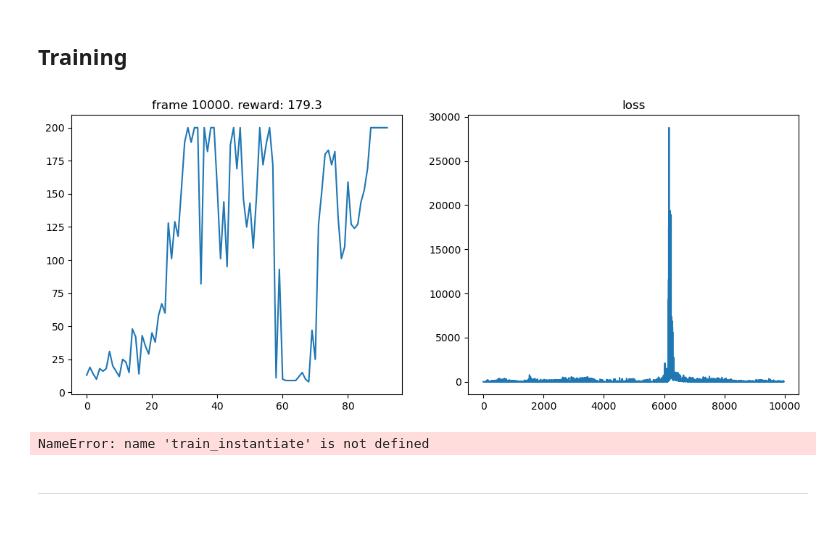
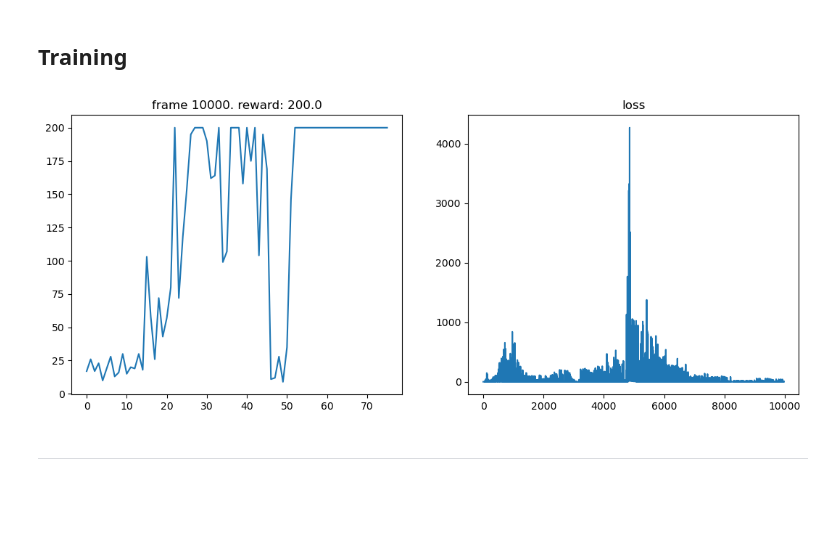
Before and after one commit to aravindkoti/higgsfieldRL_clone, a Jupyter notebook: 1.dqn_testcopy.ipynb, the cells around one changed output. Cells and saved outputs as stored; diff of their text form; code cells hidden in the pictures.

```diff
--- a/1.dqn_testcopy.ipynb
+++ b/1.dqn_testcopy.ipynb
@@ -90,78 +37,10 @@ def plot(frame_idx, rewards, losses):
 # %%
 from torch.utils.tensorboard import SummaryWriter
 writer = SummaryWriter()
-# %%
-num_frames = 10000
-batch_size = 32
-gamma      = 0.99
-
-losses = []
-all_rewards = []
-episode_reward = 0
-
-state = env.reset()
-for frame_idx in range(1, num_frames + 1):
-    epsilon_instantiate = epsilon_greedy()
-    epsilon = epsilon_instantiate.epsilon_by_frame(frame_idx)
-    action = model.act(state, epsilon)
-
-    next_state, reward, done, _ = env.step(torch.tensor([[action]]).item())
-    replay_buffer.push(state, action, reward, next_state, done)
-
-    state = next_state
-    episode_reward += reward
-
-    if done:
-        state = env.reset()
-        all_rewards.append(episode_reward)
-        #writer.add_scalar('Episode rewards', episode_reward, frame_idx)
-        episode_reward = 0
-
-    if len(replay_buffer) > batch_size:
-        loss = compute_td_loss(batch_size)
-        losses.append(loss.data)
-        #writer.add_scalar('Episode Losses', loss.data, frame_idx)
-
-    if frame_idx % 200 == 0:
-        plot(frame_idx, all_rewards, losses)
-# %% [output]
-[figure, removed]
-# %%
-num_frames = 10000
-batch_size = 32
-gamma      = 0.99
-
-losses = []
-all_rewards = []
-episode_reward = 0
-
-state = env.reset()
-for frame_idx in range(1, num_frames + 1):
-    epsilon_instantiate = epsilon_greedy()
-    epsilon = epsilon_instantiate.epsilon_by_frame(frame_idx)
-    action = train_instantiate.model.act(state, epsilon)
-
-    next_state, reward, done, _ = env.step(torch.tensor([[action]]).item())
-    train_instantiate.replay_buffer.push(state, action, reward, next_state, done)
-
-    state = next_state
-    episode_reward += reward
-
-    if done:
-        state = env.reset()
-        all_rewards.append(episode_reward)
-        #writer.add_scalar('Episode rewards', episode_reward, frame_idx)
-        episode_reward = 0
-
-    if len(train_instantiate.replay_buffer) > batch_size:
-        loss = train_instantiate.compute_td_loss(batch_size)
-        losses.append(loss.data)
-        #writer.add_scalar('Episode Losses', loss.data, frame_idx)
-
-    if frame_idx % 200 == 0:
-        plot(frame_idx, all_rewards, losses)
-# %% [output]
-NameError: name 'train_instantiate' is not defined
+# %%
+train_instantiate.training_loop(num_frames = 10000, batch_size=32)
+# %% [output]
+[figure, added]
 # %% [markdown]
 <p><hr></p>
 # %% [markdown]
```
Also changed, not shown: parts of 10 cells of this notebook, 1 other file.
